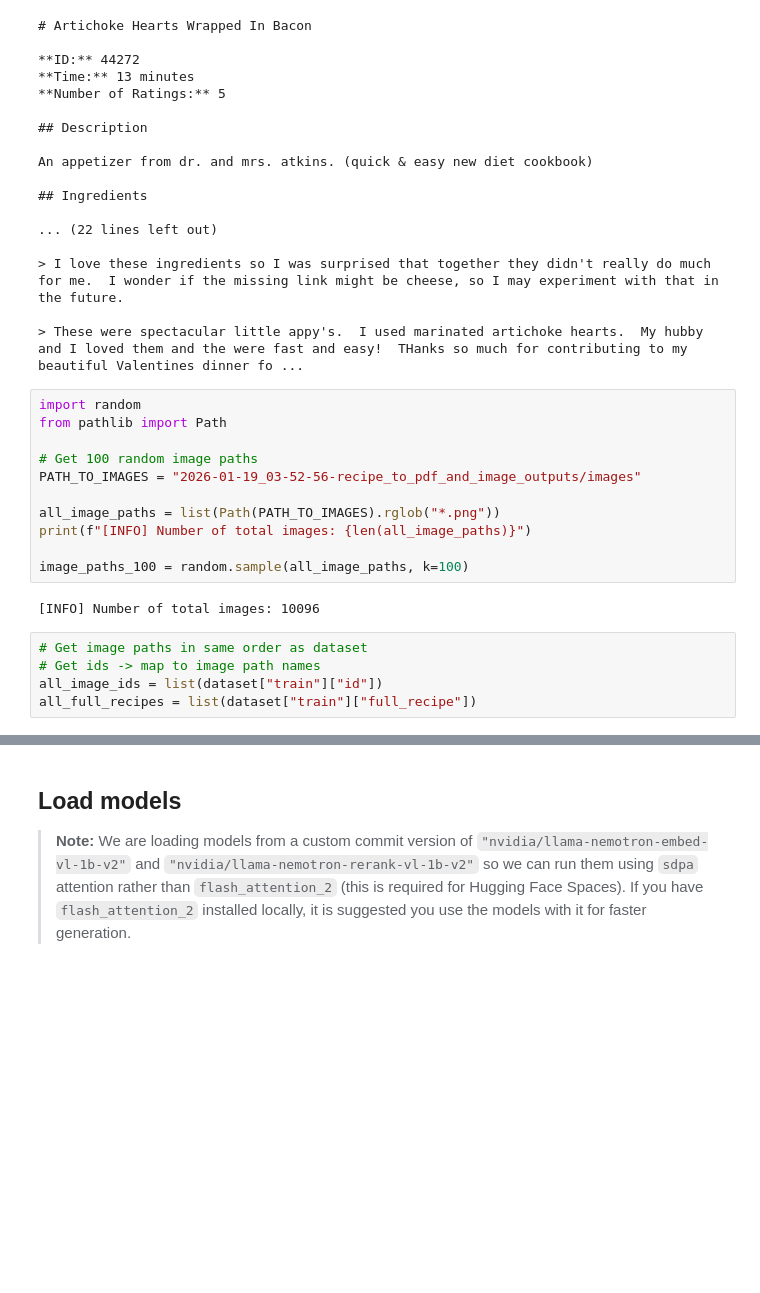
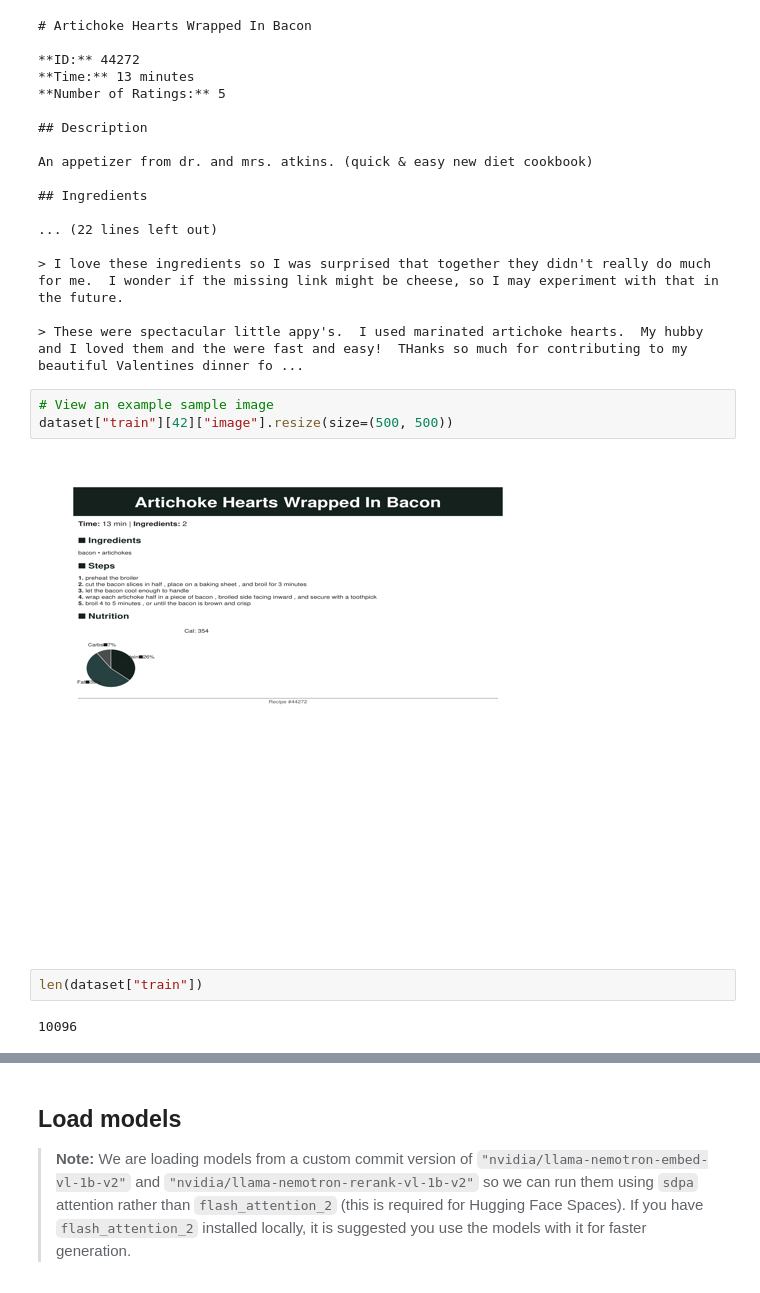
Before and after one commit to mrdbourke/learn-huggingface, a Jupyter notebook: notebooks/hugging_face_multimodal_rag_tutorial.ipynb, the cells around one changed output, grey strips where cells are left out. Cells and saved outputs as stored; diff of their text form; blank space fills up the shorter version.

```diff
--- a/notebooks/hugging_face_multimodal_rag_tutorial.ipynb
+++ b/notebooks/hugging_face_multimodal_rag_tutorial.ipynb
@@ -121,22 +121,13 @@ An appetizer from dr. and mrs. atkins. (quick & easy new diet cookbook)
 > I love these ingredients so I was surprised that together they didn't really do much for me.  I wonder if the missing link might be cheese, so I may experiment with that in the future.
 
 > These were spectacular little appy's.  I used marinated artichoke hearts.  My hubby and I loved them and the were fast and easy!  THanks so much for contributing to my beautiful Valentines dinner fo ...
-# %%
-import random
-from pathlib import Path
-
-# Get 100 random image paths
-PATH_TO_IMAGES = "2026-01-19_03-52-56-recipe_to_pdf_and_image_outputs/images"
-
-all_image_paths = list(Path(PATH_TO_IMAGES).rglob("*.png"))
-print(f"[INFO] Number of total images: {len(all_image_paths)}")
-
-image_paths_100 = random.sample(all_image_paths, k=100)
-# %% [output]
-[INFO] Number of total images: 10096
-# %%
-# Get image paths in same order as dataset
-# Get ids -> map to image path names
-all_image_ids = list(dataset["train"]["id"])
-all_full_recipes = list(dataset["train"]["full_recipe"])
+# %%
+# View an example sample image
+dataset["train"][42]["image"].resize(size=(500, 500))
+# %% [output]
+[figure, added]
+# %%
+len(dataset["train"])
+# %% [output]
+10096
 # %%
```
Also changed, not shown: parts of 23 cells of this notebook, 44 other files.
